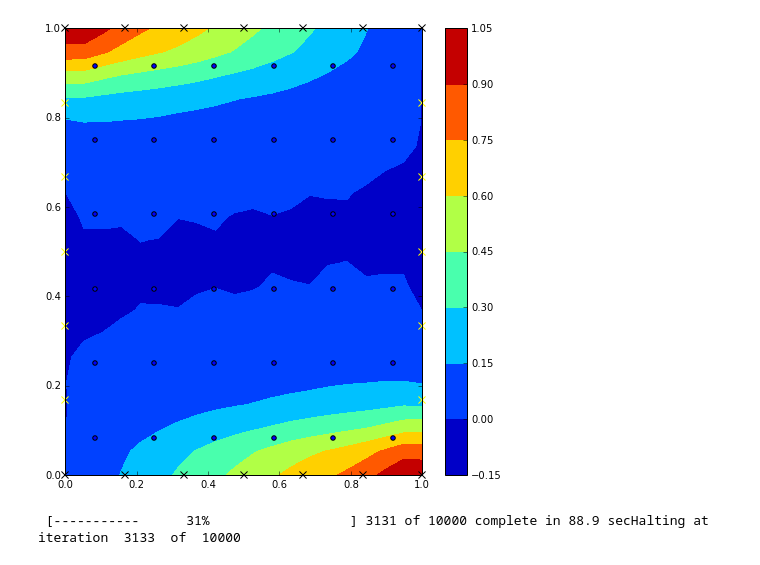
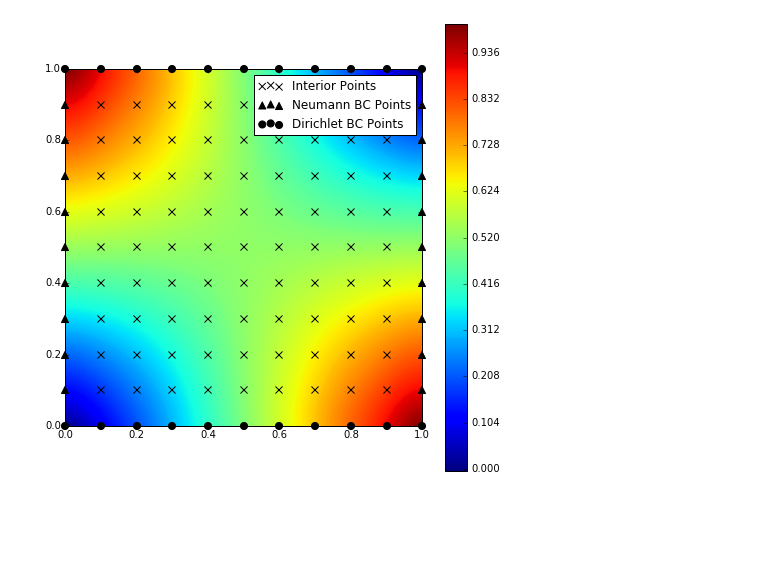
Before and after one commit to jcockayne/bayesian_pdes, a Jupyter notebook: notebooks/Linear_Elliptic_KL.ipynb, the cells around one changed output. Drawn from its saved outputs; the diff is of its cells as text; code cells hidden in the pictures; blank space fills up the shorter version.

Commit message:
Latest versions of all notebooks used to generate poster.

```diff
--- a/notebooks/Linear_Elliptic_KL.ipynb
+++ b/notebooks/Linear_Elliptic_KL.ipynb
@@ -88,20 +60,49 @@ obs = [
+# %%
+all_x, all_y = np.mgrid[0:1:11j, 0:1:11j]
+all = np.c_[all_x.ravel(), all_y.ravel()]
+neumann_flags = ((all[:,0] == 0) | (all[:,0] == 1)) & (all[:,1] != 0) & (all[:,1] != 1)
+dirichlet_flags = ((all[:,1] == 0) | (all[:,1] == 1))
+interior_flags = ~neumann_flags & ~dirichlet_flags
+dirichlet = all[dirichlet_flags, :]
+neumann = all[neumann_flags, :]
+interior = all[interior_flags, :]
+# %%
+interior_obs = np.zeros((interior.shape[0], 1))
+
+dirichlet_obs = dirichlet[:,0].copy()
+dirichlet_obs[dirichlet[:,1] == 1] = 1-dirichlet_obs[dirichlet[:,1] == 1]
+dirichlet_obs = dirichlet_obs[:,None]
+
+#dirichlet_obs = 2-dirichlet_obs
+
+neumann_obs = np.zeros((neumann.shape[0], 1))
+
+obs = [
+    (interior, interior_obs),
+    (dirichlet, dirichlet_obs),
+    (neumann, neumann_obs)
+]
 # %%
 true_theta = np.ones(S)
 
-posterior = bpdes.collocate(ops[:2], ops_bar[:2], k, None, obs, op_cache, fun_args=[np.array([1,1,1,1,1,1], dtype=np.float)])
+posterior = bpdes.collocate(ops, ops_bar, None, None, obs, op_cache, fun_args=[true_theta])
 # %%
-test_x, test_y = np.mgrid[0:1:20j,0:1:20j]
+test_x, test_y = np.mgrid[0:1:40j,0:1:40j]
 mu, Sigma = posterior(np.c_[test_x.ravel(), test_y.ravel()])
 mu_shaped = mu.reshape(test_x.shape)
 # %%
 plt.figure(figsize=(8,8))
 import matplotlib.tri as tri
 #plt.tripcolor(test_x.ravel(), test_y.ravel(), mu.ravel())
-colors = plt.contourf(test_x, test_y, mu_shaped)
+colors = plt.contourf(test_x, test_y, mu_shaped,  250)
 plt.colorbar(colors)
-plt.scatter(interior[:,0], interior[:,1])
-plt.scatter(neumann[:,0], neumann[:,1], marker='x', c='yellow', clip_on=False, s=50)
-plt.scatter(dirichlet[:,0], dirichlet[:,1], marker='x', c='black', clip_on=False, s=50)
+plt.scatter(interior[:,0], interior[:,1],  marker='x', c='black', s=50, label='Interior Points')
+plt.scatter(neumann[:,0], neumann[:,1], marker='^', c='black', clip_on=False, s=50, label='Neumann BC Points')
+plt.scatter(dirichlet[:,0], dirichlet[:,1], marker='o', c='black', clip_on=False, s=50, label='Dirichlet BC Points')
+plt.legend()
+plt.axis('scaled')
 plt.xlim(0,1); plt.ylim(0,1);
+plt.gcf().patch.set_alpha(0.0)
+plt.savefig('pn_kl.pdf', bbox_inches='tight')
 # %% [output]
-[figure, old version]
+[figure, new version]
@@ -128,17 +108,0 @@ def log_prior(theta):
-# %%
-import pymc
-like_sigma = 0.05
-theta = pymc.Normal('Theta', 0, 1, size=6, value=np.ones(6))
-#@pymc.stochastic(observed=True, plot=False)
-@pymc.potential
-def bcol_likelihood(value=true_u, theta_act=theta):
-    posterior = bpdes.collocate(ops, ops_bar, k, None, obs, op_cache, [theta_act])
-    mu,cov = posterior(true_x)
-    ret =  pymc.mv_normal_cov_like(value, mu, cov + like_sigma**2*np.eye(cov.shape[0]))
-    return ret
-
-mcmc = pymc.MCMC([theta, bcol_likelihood])
-mcmc.use_step_method(pymc.AdaptiveMetropolis, [theta], scales={theta:0.5*np.ones(6)}, delay=5000)
-mcmc.sample(10000,5000)
-# %% [output]
- [-----------      31%                  ] 3131 of 10000 complete in 88.9 secHalting at iteration  3133  of  10000
```
Also changed, not shown: parts of 32 cells of this notebook, 3 other files.
